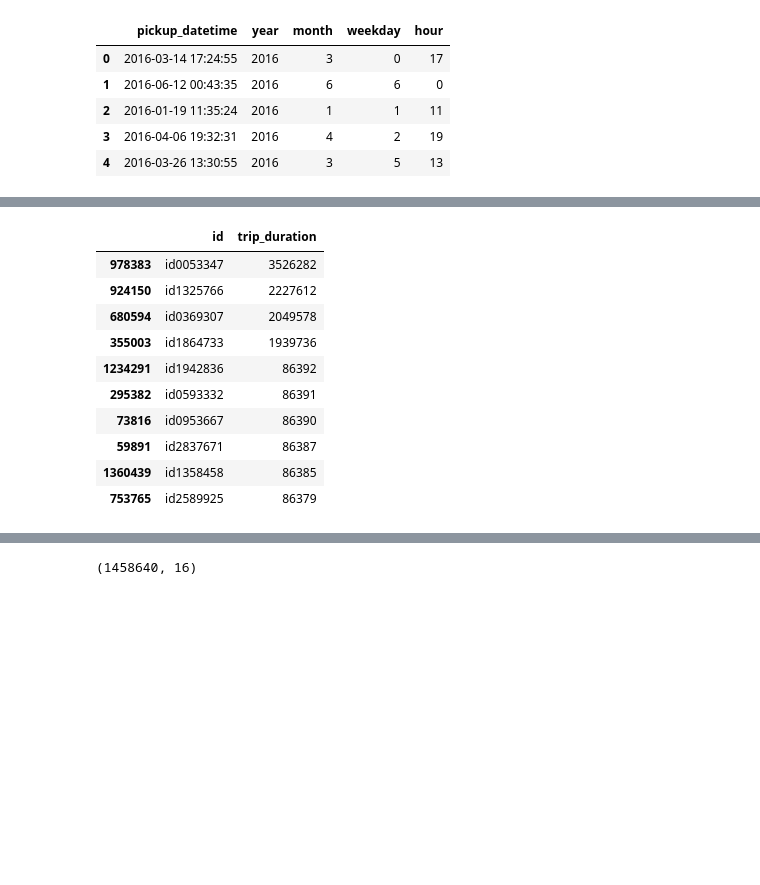
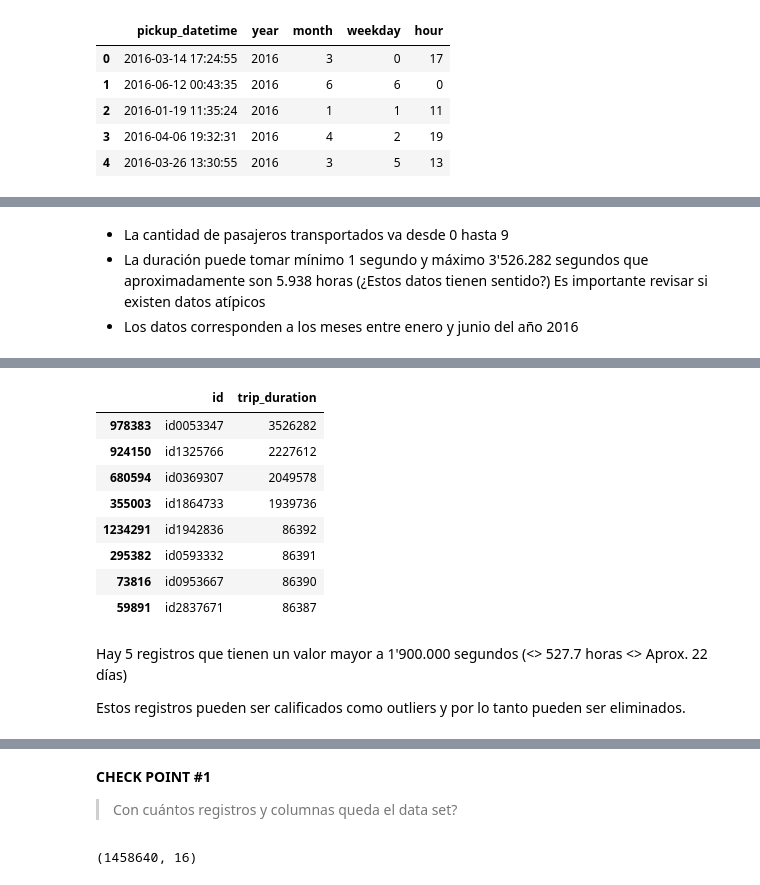
Before and after one commit to MayumyCH/factored_datasciencefem_training, a Jupyter notebook: notebook_training.ipynb, the cells around one changed output, grey strips where cells are left out. Cells and saved outputs as stored; diff of their text form; code cells hidden in the pictures; blank space fills up the shorter version.

```diff
--- a/notebook_training.ipynb
+++ b/notebook_training.ipynb
@@ -63,6 +116,12 @@ df_train.describe()
 | 50% | 2.00000 | 1.00000 | -73.98174 | 40.75410 | -73.97975 | 40.75452 | ... |
 | 75% | 2.00000 | 2.00000 | -73.96733 | 40.76836 | -73.96301 | 40.76981 | ... |
 | max | 2.00000 | 9.00000 | -61.33553 | 51.88108 | -61.33553 | 43.92103 | ... |
+# %% [markdown]
+
+
+*   La cantidad de pasajeros transportados va desde 0 hasta 9
+*   La duración puede tomar mínimo 1 segundo y máximo 3'526.282 segundos que aproximadamente son 5.938 horas (¿Estos datos tienen sentido?) Es importante revisar si existen datos atípicos
+* Los datos corresponden a los meses entre enero y junio del año 2016
 # %%
 df_train.head(3)
 # %% [output]
@@ -71,17 +130,19 @@ df_train.head(3)
 | 1 | id2377394 | 1 | 2016-06-12 00:43:35 | 1 | -73.98042 | 40.73856 | ... |
 | 2 | id3858529 | 2 | 2016-01-19 11:35:24 | 1 | -73.97903 | 40.76394 | ... |
 # %%
-df_train[['id','trip_duration']].sort_values('trip_duration',ascending=False).head(n=10)
+df_train[['id','trip_duration']].sort_values('trip_duration',ascending=False).head(n=8)
 # %% [output]
 |  | id | trip_duration |
 | 978383 | id0053347 | 3526282 |
 | 924150 | id1325766 | 2227612 |
 | 680594 | id0369307 | 2049578 |
 | 355003 | id1864733 | 1939736 |
 | 1234291 | id1942836 | 86392 |
 | 295382 | id0593332 | 86391 |
 | 73816 | id0953667 | 86390 |
 | 59891 | id2837671 | 86387 |
-| 1360439 | id1358458 | 86385 |
-| 753765 | id2589925 | 86379 |
+# %% [markdown]
+Hay 5 registros que tienen un valor mayor a 1'900.000 segundos (<> 527.7 horas <> Aprox. 22 días)
+
+Estos registros pueden ser calificados como outliers y por lo tanto pueden ser eliminados.
 # %%
@@ -94,6 +155,9 @@ df_train[df_train['trip_duration'] > 100000]
 | 978383 | id0053347 | 1 | 2016-02-13 22:46:52 | 1 | -73.78391 | 40.64863 | ... |
 # %%
 df_train = df_train[df_train['trip_duration'] < 100000]
+# %% [markdown]
+**CHECK POINT #1**
+> Con cuántos registros y columnas queda el data set?
 # %%
 df_train.shape
 # 1 458 640 datos
```
Also changed, not shown: parts of 50 cells of this notebook, 1 other file.
